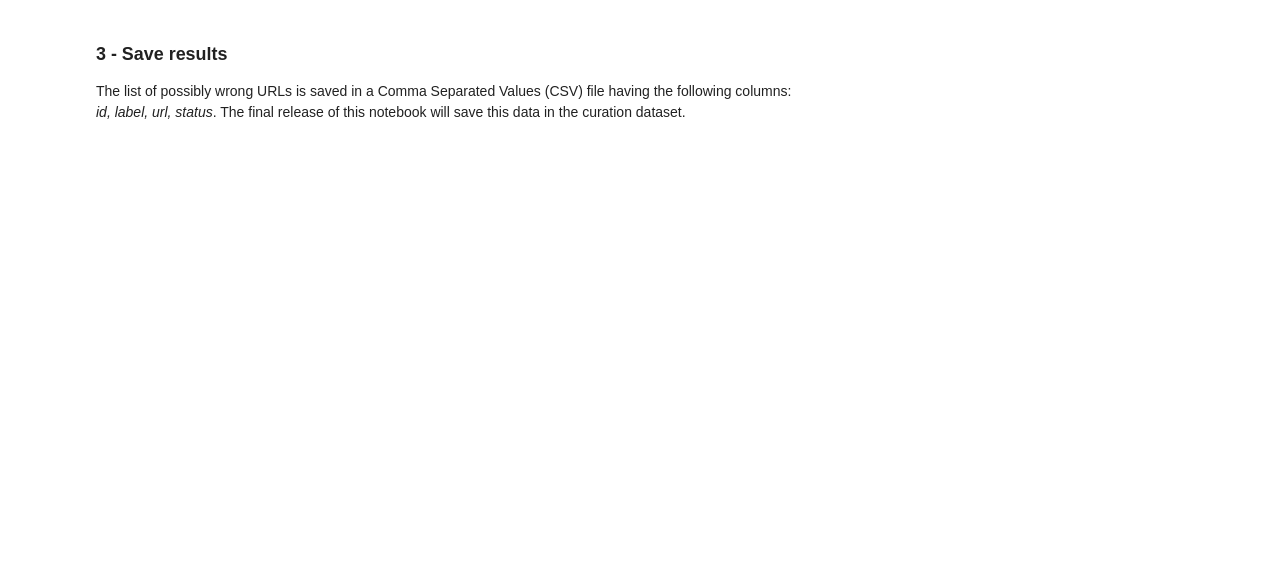
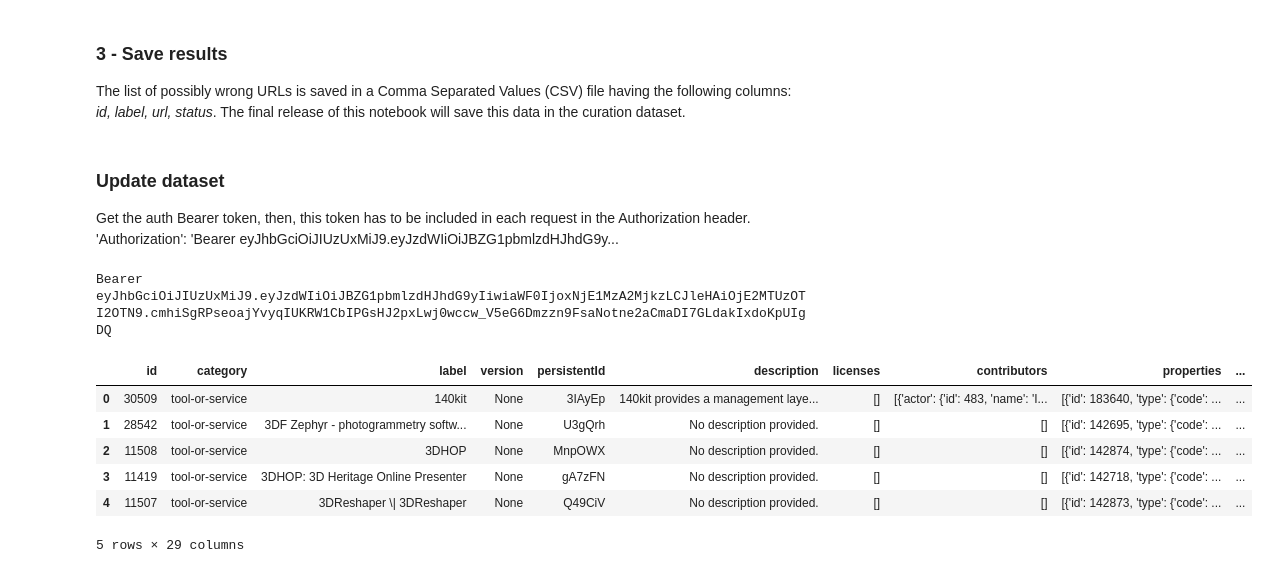
Before and after one commit to cesareconcordia/sshoc-resources, a Jupyter notebook: AccessibleAt_Check_Tools_and_Services.ipynb, the cells around one changed output. Cells and saved outputs as stored; diff of their text form; code cells hidden in the pictures; blank space fills up the shorter version.

```diff
--- a/AccessibleAt_Check_Tools_and_Services.ipynb
+++ b/AccessibleAt_Check_Tools_and_Services.ipynb
@@ -156,3 +154,29 @@ df_http_status_err=df_http_status_sub[df_http_status_sub['status'] != 200]
 df_list_of_tools_wrongaa=pd.merge(left=df_tool_work, right=df_http_status_err, left_on='accessibleAt', right_on='url')
 df_list_of_tools_wrongaa.head()
 df_list_of_tools_wrongaa[['id', 'label', 'url', 'status']].sort_values('id').to_csv(path_or_buf='ts_wrongurls.csv')
+# %% [markdown]
+### Update dataset
+
+Get the auth Bearer token, then, this token has to be included in each request in the Authorization header.
+'Authorization': 'Bearer eyJhbGciOiJIUzUxMiJ9.eyJzdWIiOiJBZG1pbmlzdHJhdG9y...
+# %%
+user= "Administrator"
+pw= "q1w2e3r4t5"
+headers = {'Content-type': 'application/json'}
+url = "https://sshoc-marketplace-api.acdh-dev.oeaw.ac.at/api/auth/sign-in"
+response = requests.post(url, headers=headers, json={"username": user, "password": pw})
+#print(response.headers)
+bearer=response.headers['Authorization']
+print (bearer)
+# %% [output]
+Bearer eyJhbGciOiJIUzUxMiJ9.eyJzdWIiOiJBZG1pbmlzdHJhdG9yIiwiaWF0IjoxNjE1MzA2MjkzLCJleHAiOjE2MTUzOTI2OTN9.cmhiSgRPseoajYvyqIUKRW1CbIPGsHJ2pxLwj0wccw_V5eG6Dmzzn9FsaNotne2aCmaDI7GLdakIxdoKpUIgDQ
+# %%
+df_tool_flat.head()
+# %% [output]
+|  | id | category | label | version | persistentId | description | licenses | contributors | properties | ... |
+| 0 | 30509 | tool-or-service | 140kit | None | 3IAyEp | 140kit provides a management laye... | [] | [{'actor': {'id': 483, 'name': 'I... | [{'id': 183640, 'type': {'code': ... | ... |
+| 1 | 28542 | tool-or-service | 3DF Zephyr - photogrammetry softw... | None | U3gQrh | No description provided. | [] | [] | [{'id': 142695, 'type': {'code': ... | ... |
+| 2 | 11508 | tool-or-service | 3DHOP | None | MnpOWX | No description provided. | [] | [] | [{'id': 142874, 'type': {'code': ... | ... |
+| 3 | 11419 | tool-or-service | 3DHOP: 3D Heritage Online Presenter | None | gA7zFN | No description provided. | [] | [] | [{'id': 142718, 'type': {'code': ... | ... |
+| 4 | 11507 | tool-or-service | 3DReshaper \| 3DReshaper | None | Q49CiV | No description provided. | [] | [] | [{'id': 142873, 'type': {'code': ... | ... |
+5 rows × 29 columns
```
Also changed, not shown: parts of 12 cells of this notebook.
